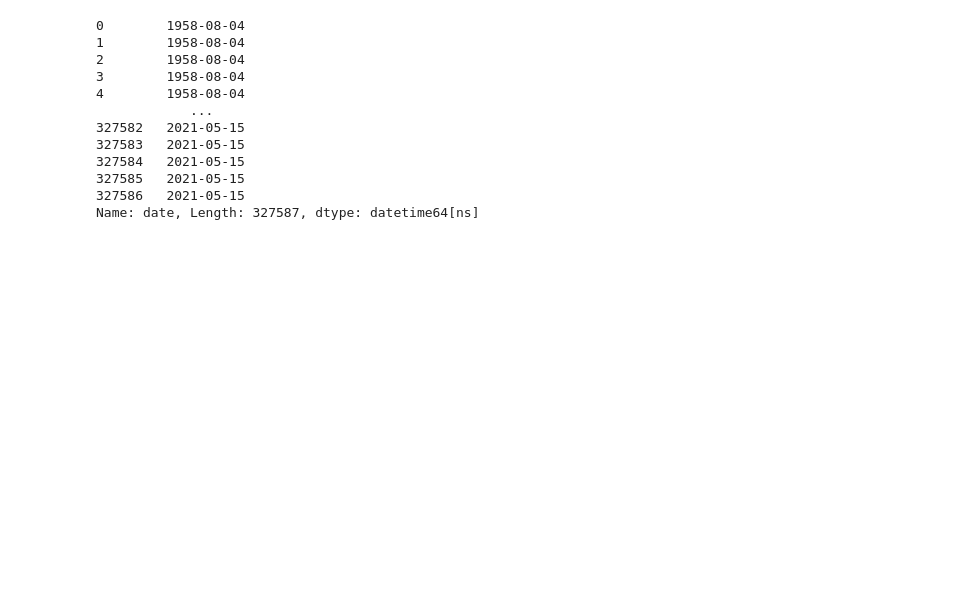
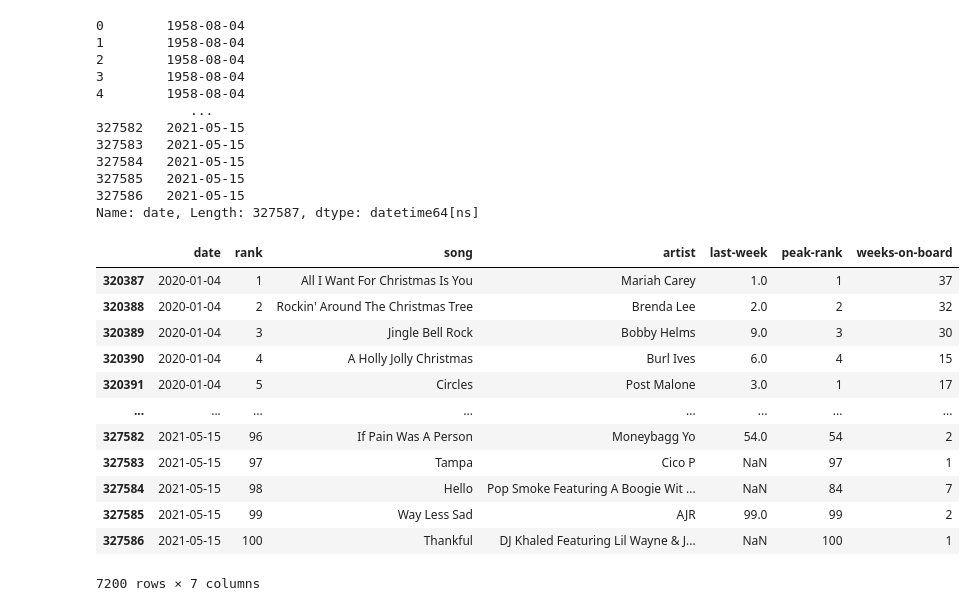
Before and after one commit to Corters22/BeforeYouSayIDoApp, a Jupyter notebook: project 3 - machine learning/Untitled.ipynb, the cells around one changed output. Drawn from its saved outputs; the diff is of its cells as text; code cells hidden in the pictures; blank space fills up the shorter version.

```diff
--- a/project 3 - machine learning/Untitled.ipynb
+++ b/project 3 - machine learning/Untitled.ipynb
@@ -100,3 +94,20 @@ Name: date, Length: 327587, dtype: datetime64[ns]
 #predict how long a song will be on the billboard and the highest number it will get to
 # only do the past 10 years or so
 # supervised
+# %%
+current_charts_df = charts_df.loc[pd.DatetimeIndex(charts_df['date']).year > 2019]
+current_charts_df
+# %% [output]
+|  | date | rank | song | artist | last-week | peak-rank | weeks-on-board |
+| 320387 | 2020-01-04 | 1 | All I Want For Christmas Is You | Mariah Carey | 1.0 | 1 | 37 |
+| 320388 | 2020-01-04 | 2 | Rockin' Around The Christmas Tree | Brenda Lee | 2.0 | 2 | 32 |
+| 320389 | 2020-01-04 | 3 | Jingle Bell Rock | Bobby Helms | 9.0 | 3 | 30 |
+| 320390 | 2020-01-04 | 4 | A Holly Jolly Christmas | Burl Ives | 6.0 | 4 | 15 |
+| 320391 | 2020-01-04 | 5 | Circles | Post Malone | 3.0 | 1 | 17 |
+| ... | ... | ... | ... | ... | ... | ... | ... |
+| 327582 | 2021-05-15 | 96 | If Pain Was A Person | Moneybagg Yo | 54.0 | 54 | 2 |
+| 327583 | 2021-05-15 | 97 | Tampa | Cico P | NaN | 97 | 1 |
+| 327584 | 2021-05-15 | 98 | Hello | Pop Smoke Featuring A Boogie Wit ... | NaN | 84 | 7 |
+| 327585 | 2021-05-15 | 99 | Way Less Sad | AJR | 99.0 | 99 | 2 |
+| 327586 | 2021-05-15 | 100 | Thankful | DJ Khaled Featuring Lil Wayne & J... | NaN | 100 | 1 |
+7200 rows × 7 columns
```
Also changed, not shown: parts of 5 cells of this notebook.
